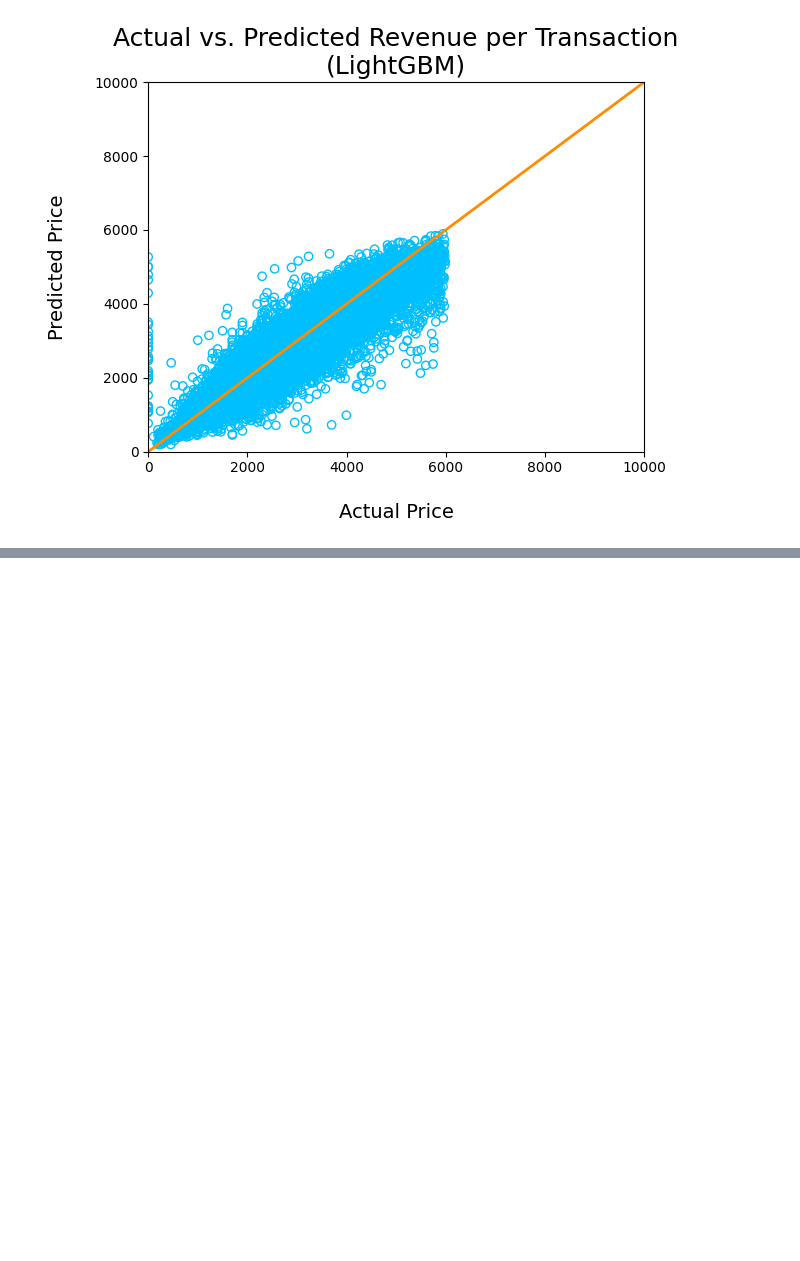
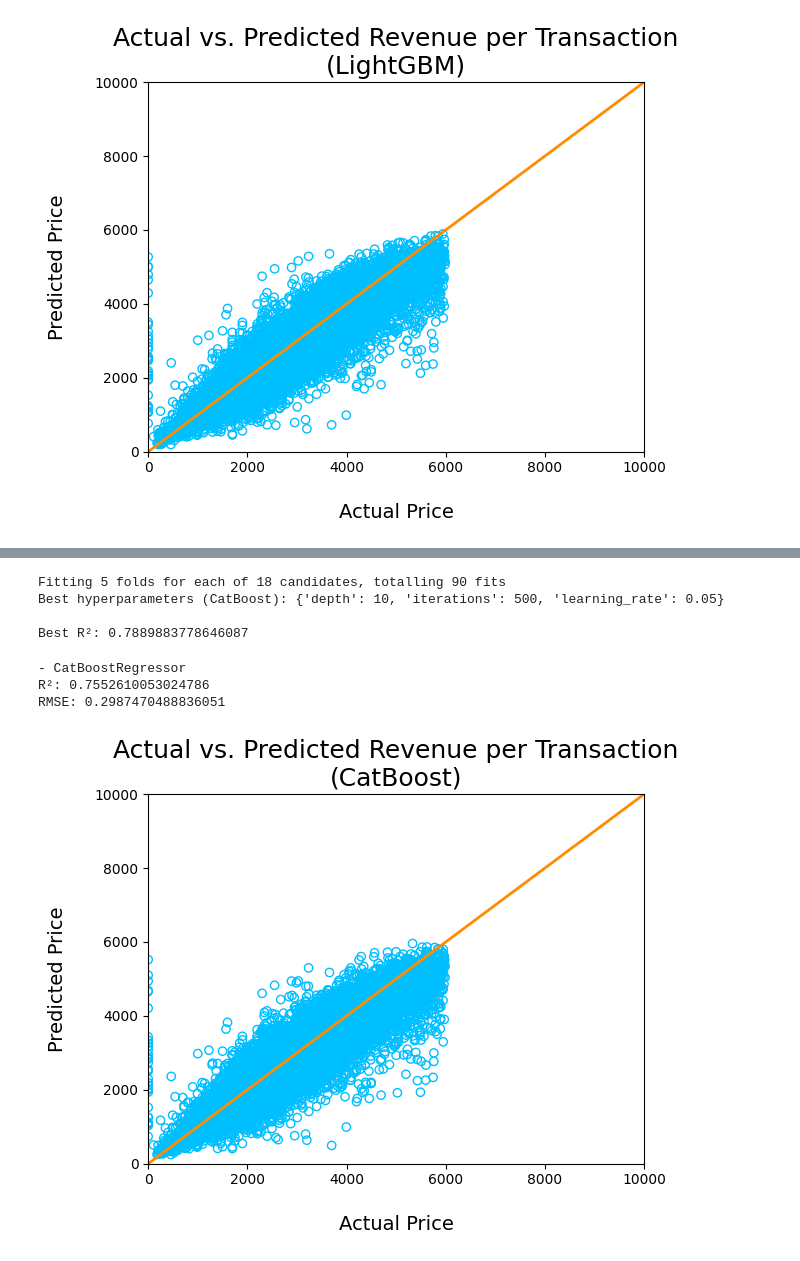
Before and after one commit to heyitzrizki/final-project-ds49-group3, a Jupyter notebook: modeling/Model_Development_no_outlier_all.ipynb, the cells around one changed output, grey strips where cells are left out. Saved outputs shown, nothing was run; the diff lists cells and outputs as text; code cells hidden in the pictures; blank space fills up the shorter version.

```diff
--- a/modeling/Model_Development_no_outlier_all.ipynb
+++ b/modeling/Model_Development_no_outlier_all.ipynb
@@ -871,0 +894,54 @@ plt.show()
+# %%
+from catboost import CatBoostRegressor
+
+# Define hyperparameters for CatBoost
+tuned_parameters_catboost = {
+    "depth": [4, 6, 10],
+    "learning_rate": [0.01, 0.05, 0.1],
+    "iterations": [100, 500]
+}
+
+# GridSearchCV for CatBoost
+catboost_cv = GridSearchCV(
+    estimator=CatBoostRegressor(verbose=0, random_state=42),
+    param_grid=tuned_parameters_catboost,
+    cv=5,
+    n_jobs=-1,
+    verbose=1,
+    scoring="r2"
+)
+
+# Fit GridSearch
+catboost_cv.fit(X_train, y_train)
+
+# Print best parameters and best R²
+print(f"Best hyperparameters (CatBoost): {catboost_cv.best_params_}\n")
+print(f"Best R²: {catboost_cv.best_score_}")
+# %% [output]
+Fitting 5 folds for each of 18 candidates, totalling 90 fits
+Best hyperparameters (CatBoost): {'depth': 10, 'iterations': 500, 'learning_rate': 0.05}
+
+Best R²: 0.7889883778646087
+# %%
+# CatBoost Regressor with best hyperparameters
+catboost_mod = CatBoostRegressor(
+    depth=catboost_cv.best_params_["depth"],
+    learning_rate=catboost_cv.best_params_["learning_rate"],
+    iterations=catboost_cv.best_params_["iterations"],
+    verbose=0
+)
+
+# Fit model
+catboost_mod.fit(X_train, y_train)
+
+# Predict pada test set
+y_pred_catboost = catboost_mod.predict(X_test)
+
+# Print R² dan RMSE
+print(f"- {catboost_mod.__class__.__name__}")
+print(f"R²: {rsqr_score(y_test, y_pred_catboost)}")
+print(f"RMSE: {rmse_score(y_test, y_pred_catboost)}")
+# %% [output]
+- CatBoostRegressor
+R²: 0.7552610053024786
+RMSE: 0.2987470488836051
@@ -872,3 +952,19 @@ plt.show()
+# %%
+actual_price = np.expm1(y_test["subtotal_log"])
+predicted_price = np.expm1(y_pred_catboost)
+
+plt.figure()
+plt.title("Actual vs. Predicted Revenue per Transaction\n(CatBoost)", fontsize=18)
+plt.scatter(actual_price, predicted_price,
+            color="deepskyblue", marker="o", facecolors="none")
+plt.plot([0, 10000], [0, 10000], "darkorange", lw=2)
+plt.xlim(0, 10000)
+plt.ylim(0, 10000)
+plt.xlabel("\nActual Price", fontsize=14)
+plt.ylabel("Predicted Price\n", fontsize=14)
+plt.show()
+# %% [output]
+[figure, added]
 # %%
 # Create a table with pd.DataFrame
 model_results = pd.DataFrame(
```
Also changed, not shown: parts of 13 cells of this notebook.
